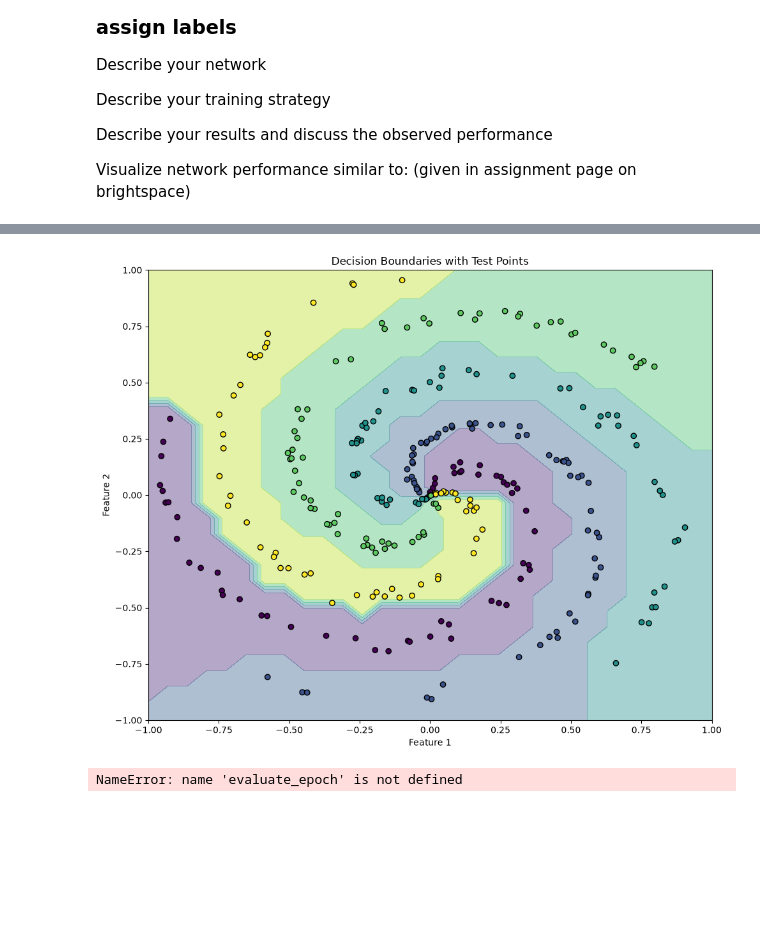
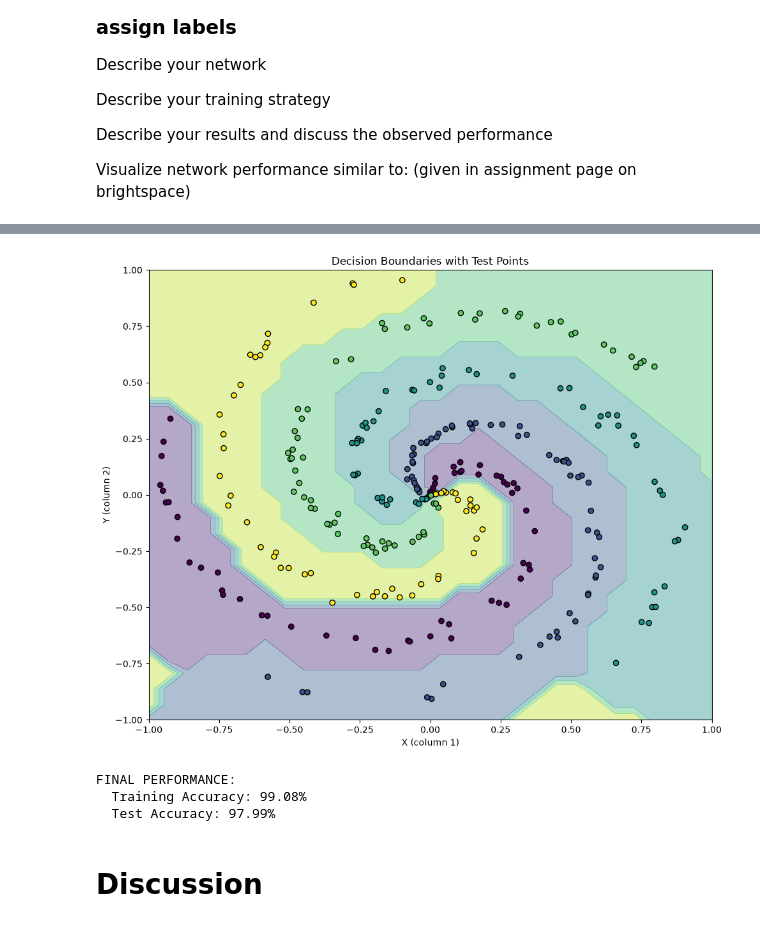
Before and after one commit to StefanStringer/FinalSemester, a Jupyter notebook: Deep Learning/Assignments/Assignment 1/_au712592.ipynb, the cells around one changed output, grey strips where cells are left out. Cells and saved outputs as stored; diff of their text form; code cells hidden in the pictures; blank space fills up the shorter version.

```diff
--- a/Deep Learning/Assignments/Assignment 1/_au712592.ipynb
+++ b/Deep Learning/Assignments/Assignment 1/_au712592.ipynb
@@ -269,7 +269,7 @@ test_loader = DataLoader(test_dataset, batch_size=batch_size, shuffle=False)
 # %%
 # Modification of class used in computation physics class
 class spiralArmClassifier(nn.Module):
-    def __init__(self, Width=32, depth=4, number_of_classes=number_of_classes):
+    def __init__(self, Width=8, depth=4, number_of_classes=number_of_classes):
         super().__init__()
         layers = []
 
@@ -289,11 +289,8 @@ class spiralArmClassifier(nn.Module):
 
     def forward(self, x):
         return self.net(x)
-
-    def forward(self, x):
-        return self.net(x)
 # %%
-model = spiralArmClassifier(Width=32, depth=4, number_of_classes=number_of_classes)
+model = spiralArmClassifier(Width=16, depth=4, number_of_classes=number_of_classes)
 # %%
 #Training part
 criterion = nn.CrossEntropyLoss()
@@ -396,33 +393,34 @@ plt.show()
 # %%
-#visualise nerwork preformance part, with the code taken from assignment description and then modified still.
+#visualise network performance part, with the code taken from assignment description and then modified still.
 
 model.cpu()
 x, y = np.meshgrid(np.linspace(-1, 1, 30), np.linspace(-1, 1, 30))
 xy = np.concatenate((x.reshape(-1, 1), y.reshape(-1, 1)), axis=1)
 z = model(torch.tensor(xy).float()).detach().numpy()
 z = np.argmax(z, 1).reshape(30, 30)
 
 plt.figure(figsize=(10, 8))
 contour = plt.contourf(x, y, z, alpha=0.4, cmap='viridis', levels=number_of_classes)
-scatter = plt.scatter(test_X[:, 0], test_X[:, 1], c=test_y, cmap='viridis', edgecolors='black')#,
-                    #   s=60, edgecolors='black', linewidth=0.5)
-plt.xlabel('Feature 1')
-plt.ylabel('Feature 2')
+scatter = plt.scatter(test_X[:, 0], test_X[:, 1], c=test_y, cmap='viridis', edgecolors='black')
+plt.xlabel('X (column 1)')
+plt.ylabel('Y (column 2)')
 plt.title('Decision Boundaries with Test Points')
 plt.tight_layout()
 plt.show()
 # %% [output]
-[figure, old version]
+[figure, new version]
 # %%
 # Final report
-final_train_loss, final_train_acc = evaluate_epoch(model, train_loader, criterion)
-final_test_loss, final_test_acc = evaluate_epoch(model, test_loader, criterion)
+final_train_loss, final_train_acc = eval_epoch(model, train_loader, criterion)
+final_test_loss, final_test_acc = eval_epoch(model, test_loader, criterion)
 
 print(f"FINAL PERFORMANCE:")
 print(f"  Training Accuracy: {final_train_acc*100:.2f}%")
 print(f"  Test Accuracy: {final_test_acc*100:.2f}%")
-print(f"  Best Test Accuracy (saved model): {best_test_acc*100:.2f}%")
-print(f"  Performance Gap: {(final_train_acc - final_test_acc)*100:.2f}%")
 print()
 # %% [output]
-NameError: name 'evaluate_epoch' is not defined
+FINAL PERFORMANCE:
+  Training Accuracy: 99.08%
+  Test Accuracy: 97.99%
+# %% [markdown]
+# Discussion
```
Also changed, not shown: parts of 6 cells of this notebook.
